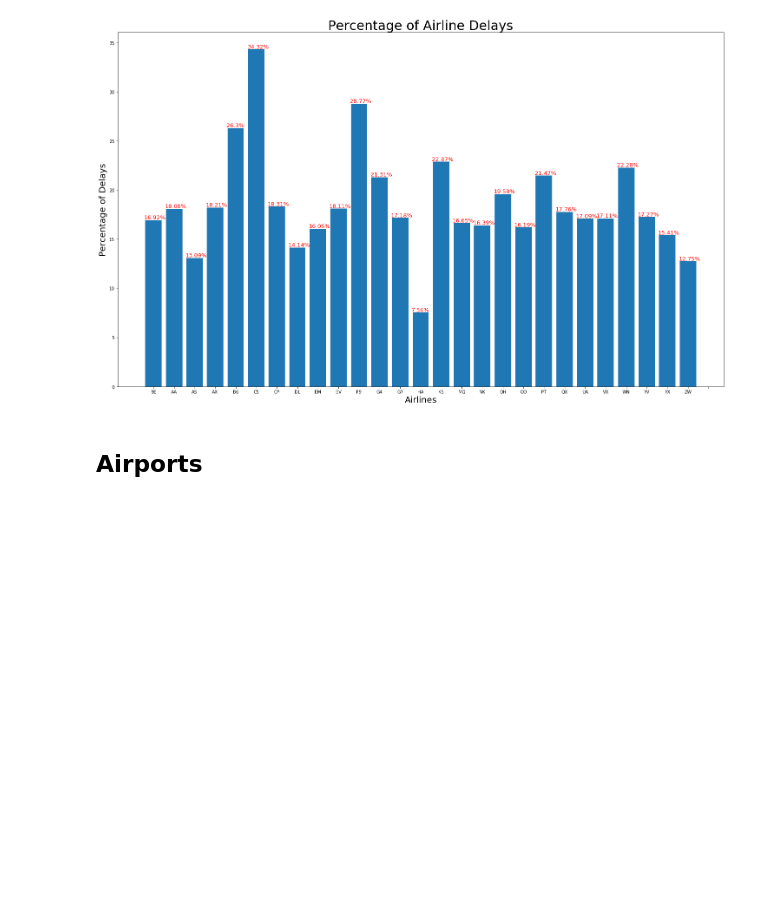
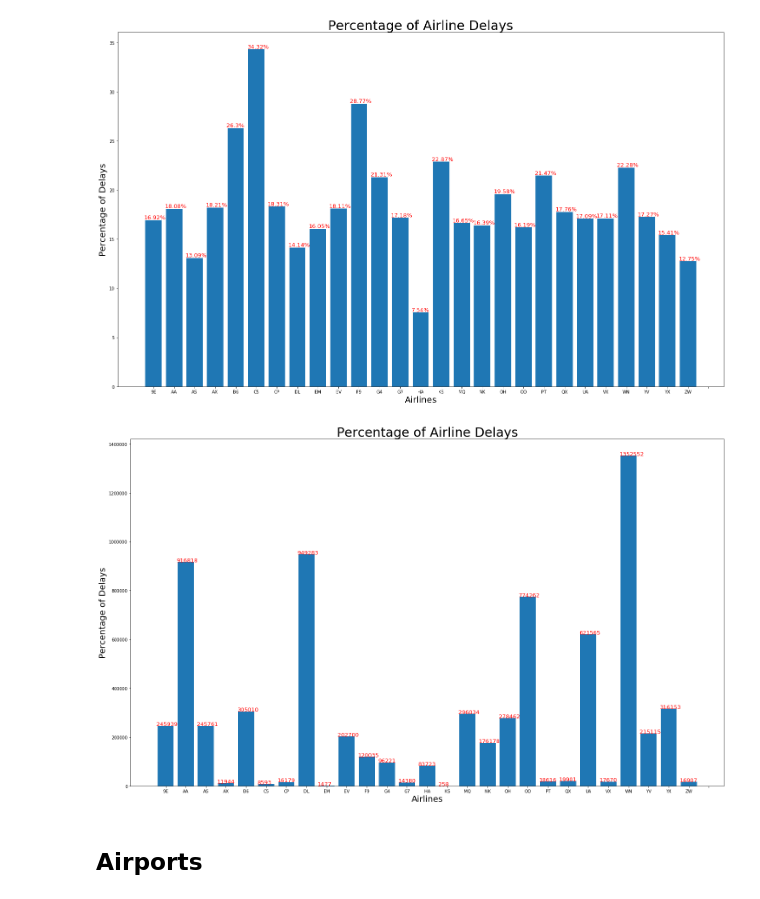
Before and after one commit to Arimorris/delays, a Jupyter notebook: visuals .ipynb, the cells around one changed output. Saved outputs shown, nothing was run; the diff lists cells and outputs as text; code cells hidden in the pictures; blank space fills up the shorter version.

Commit message:
carrier airline/airport for month

```diff
--- a/visuals .ipynb
+++ b/visuals .ipynb
@@ -211,6 +211,18 @@ for a,b in zip(range(28), a_pct):
 plt.show()
 # %% [output]
 [figure]
+# %%
+plt.figure(figsize=(25,15))
+plt.bar(carrier, line)
+plt.title("Percentage of Airline Delays", fontsize =30)
+plt.xlabel("Airlines", fontsize =20)
+plt.xticks(range(28))
+plt.ylabel("Percentage of Delays", fontsize =20)
+for a,b in zip(range(28), line):
+    plt.text(a -.45, b +.1, str(b), fontsize =13, color ='r')
+plt.show()
+# %% [output]
+[figure, added]
 # %% [markdown]
 ## Airports
 # %%
```
Also changed, not shown: 1 other file.
